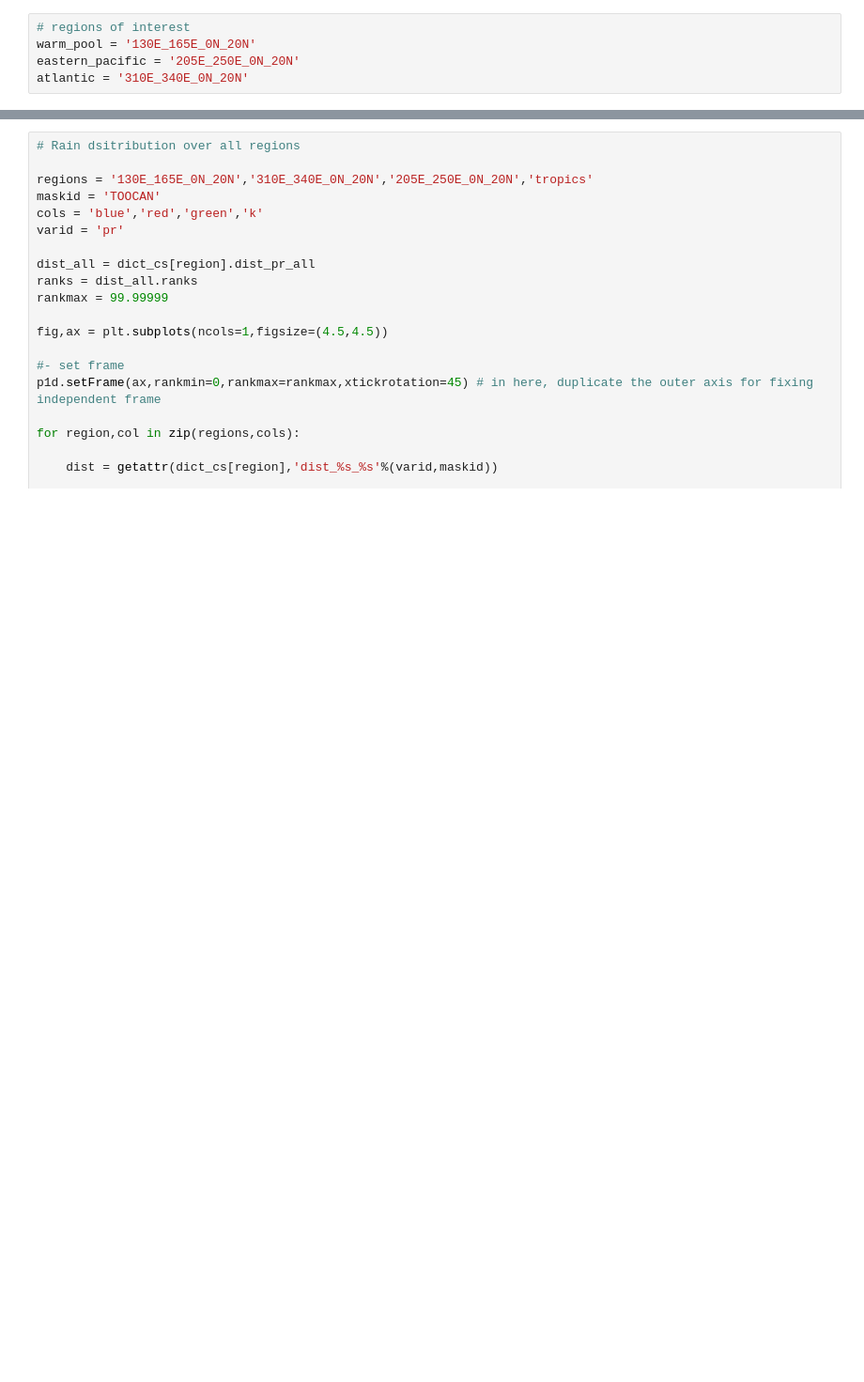
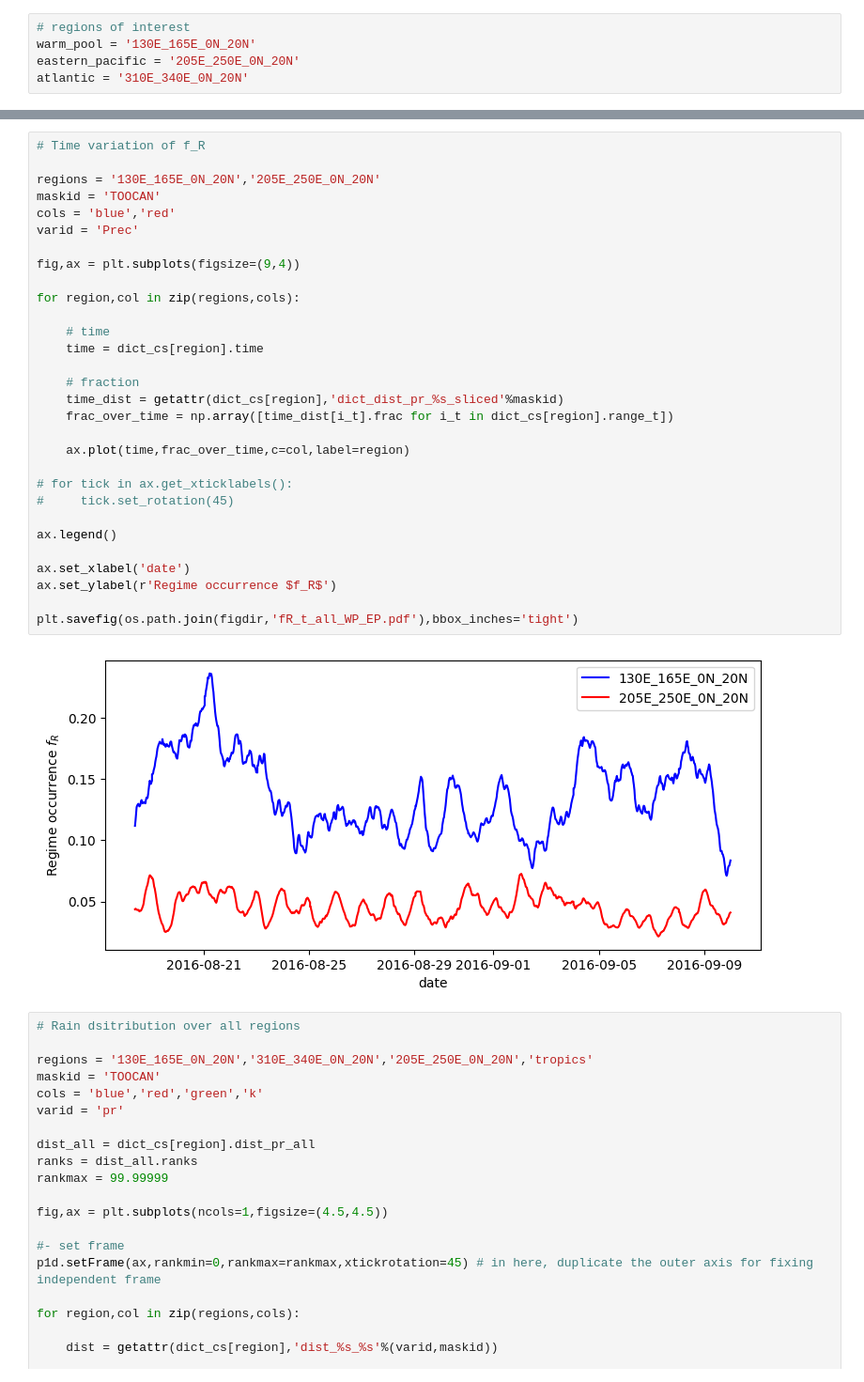
Before and after one commit to bfildier/explore-multiscale-extremes, a Jupyter notebook: scripts/exploreDYAMOND-SAM_regions.ipynb, the cells around one changed output, grey strips where cells are left out. Shown at 94% size. Cells and saved outputs as stored; diff of their text form; blank space fills up the shorter version.

```diff
--- a/scripts/exploreDYAMOND-SAM_regions.ipynb
+++ b/scripts/exploreDYAMOND-SAM_regions.ipynb
@@ -322,3 +330,35 @@ Text(0, 0.5, '$f_R$')
+# %%
+# Time variation of f_R
+
+regions = '130E_165E_0N_20N','205E_250E_0N_20N'
+maskid = 'TOOCAN'
+cols = 'blue','red'
+varid = 'Prec'
+
+fig,ax = plt.subplots(figsize=(9,4))
+
+for region,col in zip(regions,cols):
+
+    # time
+    time = dict_cs[region].time
+
+    # fraction
+    time_dist = getattr(dict_cs[region],'dict_dist_pr_%s_sliced'%maskid)
+    frac_over_time = np.array([time_dist[i_t].frac for i_t in dict_cs[region].range_t])
+
+    ax.plot(time,frac_over_time,c=col,label=region)
+
+# for tick in ax.get_xticklabels():
+#     tick.set_rotation(45)
+
+ax.legend()
+
+ax.set_xlabel('date')
+ax.set_ylabel(r'Regime occurrence $f_R$')
+
+plt.savefig(os.path.join(figdir,'fR_t_all_WP_EP.pdf'),bbox_inches='tight')
+# %% [output]
+[figure, added]
 # %%
 # Rain dsitribution over all regions
 
```
Also changed, not shown: parts of 5 cells of this notebook, 2 other files.
